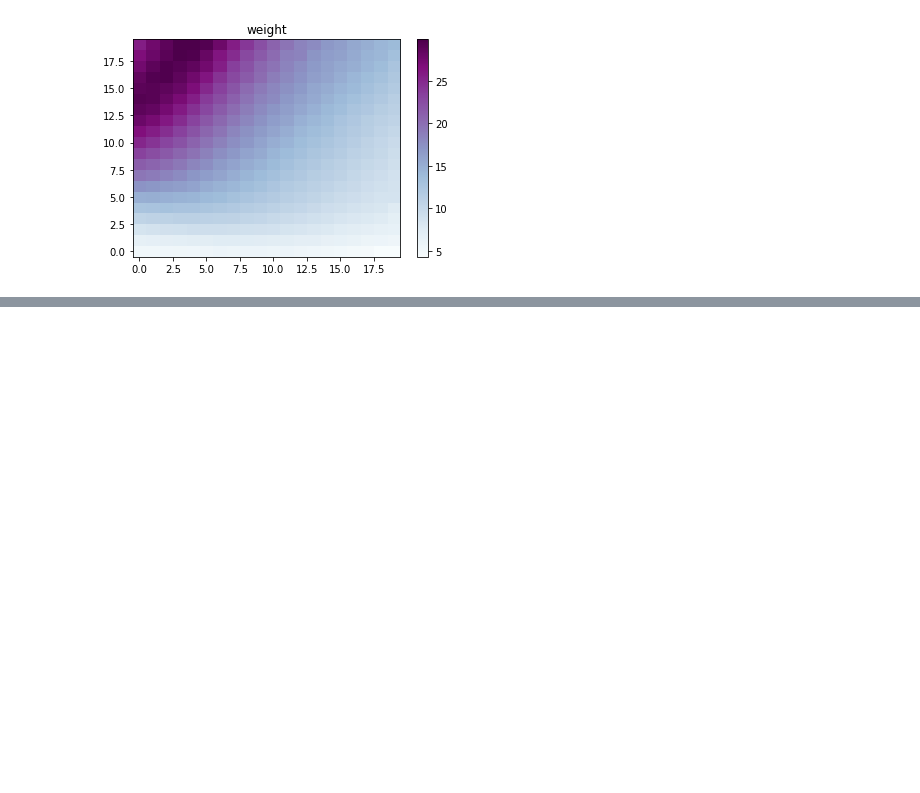
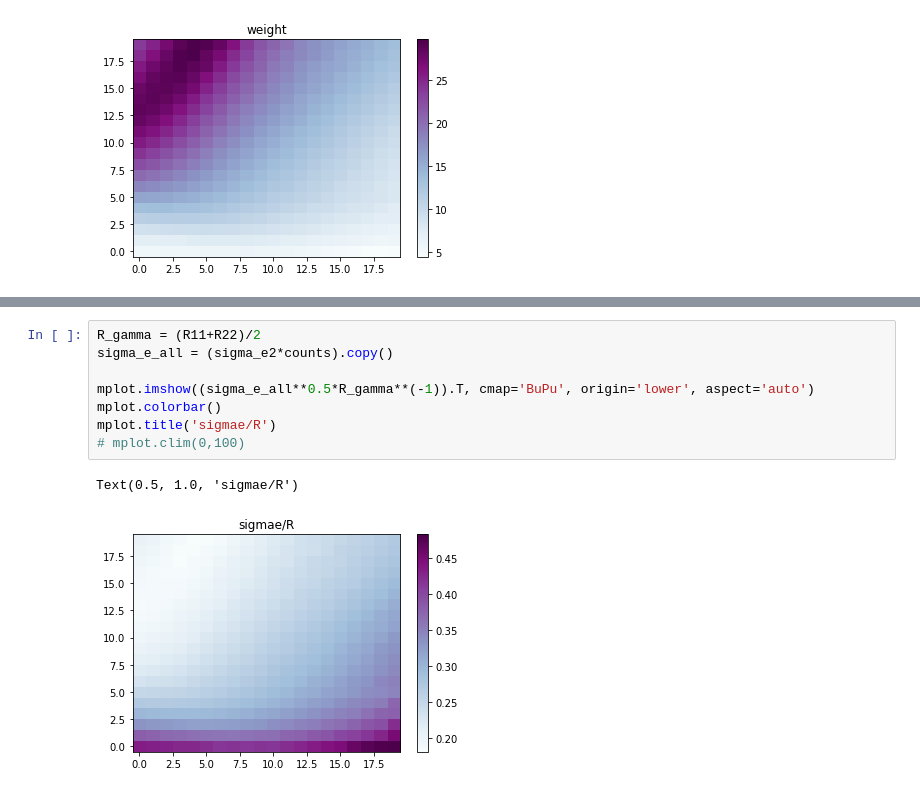
Before and after one commit to delve-survey/shearcat, a Jupyter notebook: shear_catalog/response_s2n_size/PlotResponseWeight.ipynb, the cells around one changed output, grey strips where cells are left out. Cells and saved outputs as stored; diff of their text form; blank space fills up the shorter version.

```diff
--- a/shear_catalog/response_s2n_size/PlotResponseWeight.ipynb
+++ b/shear_catalog/response_s2n_size/PlotResponseWeight.ipynb
@@ -88,0 +146,11 @@ Text(0.5, 1.0, 'weight')
+# %%
+R_gamma = (R11+R22)/2
+sigma_e_all = (sigma_e2*counts).copy()
+
+mplot.imshow((sigma_e_all**0.5*R_gamma**(-1)).T, cmap='BuPu', origin='lower', aspect='auto')
+mplot.colorbar()
+mplot.title('sigmae/R')
+# mplot.clim(0,100)
+# %% [output]
+Text(0.5, 1.0, 'sigmae/R')
+[figure, added]
```
Also changed, not shown: parts of 3 cells of this notebook, 8 other files.
